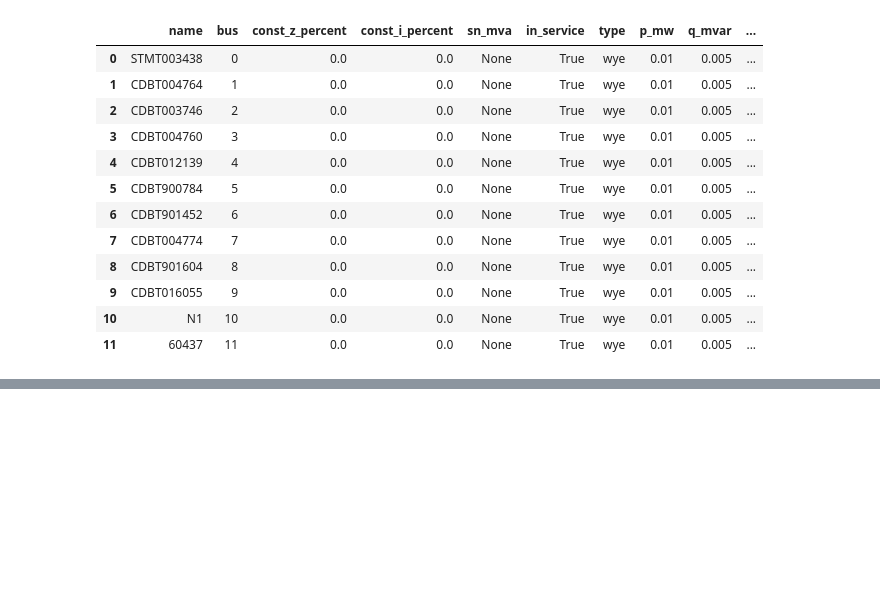
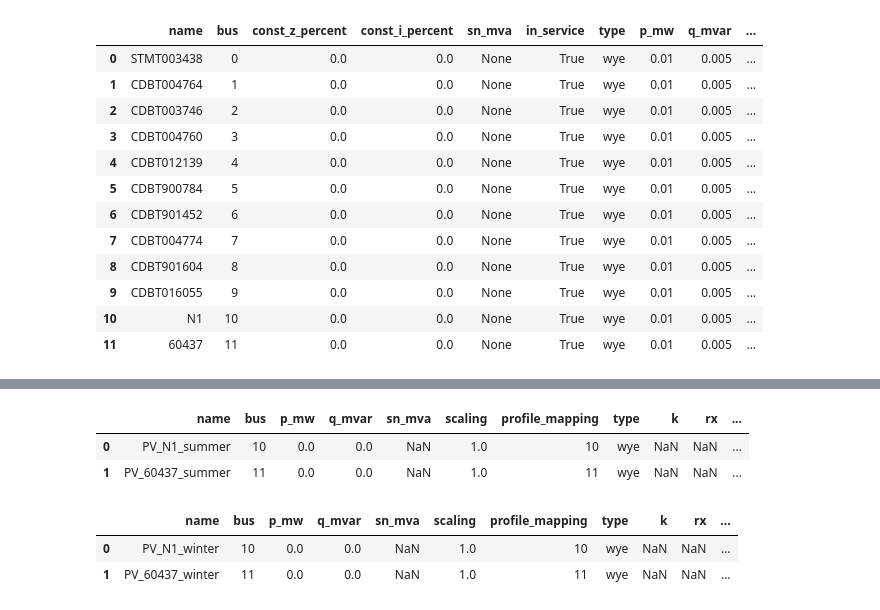
Before and after one commit to maxime-magnenat/rhtlab, a Jupyter notebook: grodent-magnenat-mini-projet-trey/your_jupyter_notebook.ipynb, the cells around one changed output, grey strips where cells are left out. Drawn from its saved outputs; the diff is of its cells as text; code cells hidden in the pictures; blank space fills up the shorter version.

Commit message:
Add PV load curve

```diff
--- a/grodent-magnenat-mini-projet-trey/your_jupyter_notebook.ipynb
+++ b/grodent-magnenat-mini-projet-trey/your_jupyter_notebook.ipynb
@@ -154,6 +159,11 @@ Setting an item of incompatible dtype is deprecated and will raise in a future e
 [interactive output not drawn]
 # %%
 ### Time series summer weekend
+# ensure load-only run (no PV)
+if len(net_trey.sgen):
+    net_trey.sgen.drop(net_trey.sgen.index, inplace=True)
+if len(net_trey.controller):
+    net_trey.controller.drop(net_trey.controller.index, inplace=True)
 profile_file_path = "input-data/load_curve/power_profile_cabinet_summer_weekend.xlsx"
 time_series = pp_sim.load_power_profile_form_xlsx(file_path=profile_file_path)
 
@@ -169,14 +179,14 @@ result_df = pp_sim.run_time_simulation(net=net_trey)
 pp_plot.plot_timeseries_result(
     data_df=result_df["res_bus.vm_pu"],
     ylabel="V [pu]",
-    plot_title="Tension des bus",
+    plot_title="Tension des bus - summer weekend",
     filename="voltage_result_trey",
 )
 
 pp_plot.plot_timeseries_result(
     data_df=result_df["res_line.p_from_mw"],
     ylabel="P [MW]",
-    plot_title="Puissance des lignes",
+    plot_title="Puissance des lignes - summer weekend",
     filename="line_power_result_trey",
 )
 # %% [output]
@@ -187,6 +197,11 @@ Setting an item of incompatible dtype is deprecated and will raise in a future e
 [interactive output not drawn]
 # %%
 ### Time series winter week
+# ensure load-only run (no PV)
+if len(net_trey.sgen):
+    net_trey.sgen.drop(net_trey.sgen.index, inplace=True)
+if len(net_trey.controller):
+    net_trey.controller.drop(net_trey.controller.index, inplace=True)
 profile_file_path = "input-data/load_curve/power_profile_cabinet_winter_week.xlsx"
 time_series = pp_sim.load_power_profile_form_xlsx(file_path=profile_file_path)
 
@@ -202,14 +217,14 @@ result_df = pp_sim.run_time_simulation(net=net_trey)
 pp_plot.plot_timeseries_result(
     data_df=result_df["res_bus.vm_pu"],
     ylabel="V [pu]",
-    plot_title="Tension des bus",
+    plot_title="Tension des bus - winter week",
     filename="voltage_result_trey",
 )
 
 pp_plot.plot_timeseries_result(
     data_df=result_df["res_line.p_from_mw"],
     ylabel="P [MW]",
-    plot_title="Puissance des lignes",
+    plot_title="Puissance des lignes - winter week",
     filename="line_power_result_trey",
 )
 # %% [output]
@@ -220,6 +235,11 @@ Setting an item of incompatible dtype is deprecated and will raise in a future e
 [interactive output not drawn]
 # %%
 ### Time series winter weekend
+# ensure load-only run (no PV)
+if len(net_trey.sgen):
+    net_trey.sgen.drop(net_trey.sgen.index, inplace=True)
+if len(net_trey.controller):
+    net_trey.controller.drop(net_trey.controller.index, inplace=True)
 profile_file_path = "input-data/load_curve/power_profile_cabinet_winter_weekend.xlsx"
 time_series = pp_sim.load_power_profile_form_xlsx(file_path=profile_file_path)
 
@@ -235,14 +255,14 @@ result_df = pp_sim.run_time_simulation(net=net_trey)
 pp_plot.plot_timeseries_result(
     data_df=result_df["res_bus.vm_pu"],
     ylabel="V [pu]",
-    plot_title="Tension des bus",
+    plot_title="Tension des bus - winter weekend",
     filename="voltage_result_trey",
 )
 
 pp_plot.plot_timeseries_result(
     data_df=result_df["res_line.p_from_mw"],
     ylabel="P [MW]",
-    plot_title="Puissance des lignes",
+    plot_title="Puissance des lignes - winter weekend",
     filename="line_power_result_trey",
 )
 # %% [output]
@@ -251,3 +271,47 @@ pp_plot.plot_timeseries_result(
 Setting an item of incompatible dtype is deprecated and will raise in a future error of pandas. Value 'range(0, 96)' has dtype incompatible with bool, please explicitly cast to a compatible dtype firs ...
 [interactive output not drawn]
 [interactive output not drawn]
+# %%
+### PV (sgen) N1 – summer week
+# remove existing PV sgen to avoid duplicates
+net_trey.sgen.drop(net_trey.sgen.index, inplace=True)
+pv_profile_path = "input-data/load_curve/power_profile_cabinet_summer_week.xlsx"
+time_series_pv = pp_sim.load_power_profile_form_xlsx(file_path=pv_profile_path)
+
+# Create PV generators at bus N1 and 60437
+bus_n1 = int(net_trey.bus.index[net_trey.bus["name"] == "N1"][0])
+bus_60437 = int(net_trey.bus.index[net_trey.bus["name"] == "60437"][0])
+pp.create_sgen(net_trey, bus=bus_n1, p_mw=0.0, q_mvar=0.0, name="PV_N1_summer")
+pp.create_sgen(net_trey, bus=bus_60437, p_mw=0.0, q_mvar=0.0, name="PV_60437_summer")
+
+# Map PV profile to the sgen
+net_trey.sgen["profile_mapping"] = net_trey.sgen["bus"]
+pp_sim.apply_power_profile(net=net_trey, equipment="sgen", power_profiles=time_series_pv["sgen"])
+
+net_trey.sgen
+# %% [output]
+|  | name | bus | p_mw | q_mvar | sn_mva | scaling | profile_mapping | type | k | rx | ... |
+| 0 | PV_N1_summer | 10 | 0.0 | 0.0 | NaN | 1.0 | 10 | wye | NaN | NaN | ... |
+| 1 | PV_60437_summer | 11 | 0.0 | 0.0 | NaN | 1.0 | 11 | wye | NaN | NaN | ... |
+# %%
+### PV (sgen) N1 – winter week
+# remove existing PV sgen to avoid duplicates
+net_trey.sgen.drop(net_trey.sgen.index, inplace=True)
+pv_profile_path = "input-data/load_curve/power_profile_cabinet_winter_week.xlsx"
+time_series_pv = pp_sim.load_power_profile_form_xlsx(file_path=pv_profile_path)
+
+# Create PV generators at bus N1 and 60437
+bus_n1 = int(net_trey.bus.index[net_trey.bus["name"] == "N1"][0])
+bus_60437 = int(net_trey.bus.index[net_trey.bus["name"] == "60437"][0])
+pp.create_sgen(net_trey, bus=bus_n1, p_mw=0.0, q_mvar=0.0, name="PV_N1_winter")
+pp.create_sgen(net_trey, bus=bus_60437, p_mw=0.0, q_mvar=0.0, name="PV_60437_winter")
+
+# Map PV profile to the sgen
+net_trey.sgen["profile_mapping"] = net_trey.sgen["bus"]
+pp_sim.apply_power_profile(net=net_trey, equipment="sgen", power_profiles=time_series_pv["sgen"])
+
+net_trey.sgen
+# %% [output]
+|  | name | bus | p_mw | q_mvar | sn_mva | scaling | profile_mapping | type | k | rx | ... |
+| 0 | PV_N1_winter | 10 | 0.0 | 0.0 | NaN | 1.0 | 10 | wye | NaN | NaN | ... |
+| 1 | PV_60437_winter | 11 | 0.0 | 0.0 | NaN | 1.0 | 11 | wye | NaN | NaN | ... |
```
Also changed, not shown: parts of 7 cells of this notebook, 8 other files.
